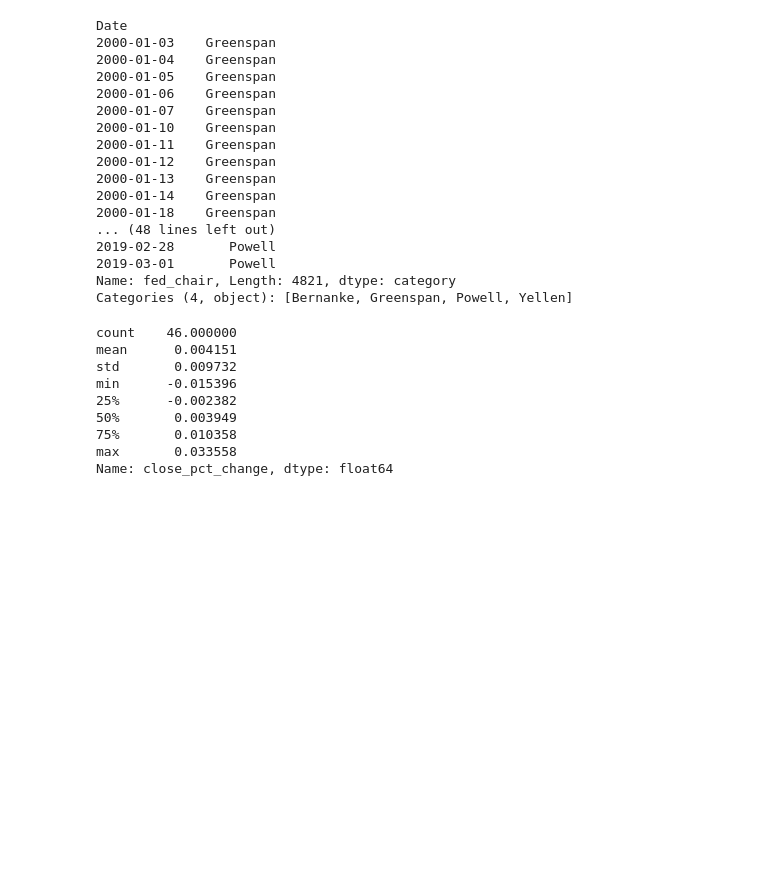
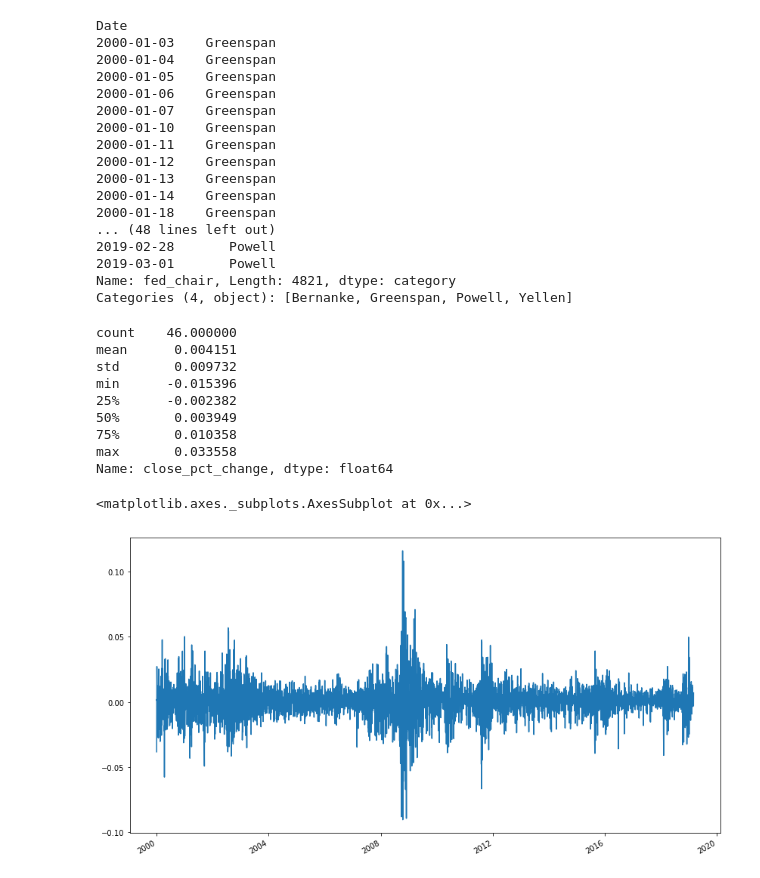
Before and after one commit to doublebigmak/econ_490, a Jupyter notebook: Final Project/Analysis.ipynb, the cells around one changed output. Cells and saved outputs as stored; diff of their text form; code cells hidden in the pictures; blank space fills up the shorter version.

```diff
--- a/Final Project/Analysis.ipynb
+++ b/Final Project/Analysis.ipynb
@@ -245,3 +237,8 @@ max       0.033558
 Name: close_pct_change, dtype: float64
 # %%
 from pandas.plotting import autocorrelation_plot
+# %%
+spx_statements['close_pct_change'].plot(figsize=(14,8))
+# %% [output]
+<matplotlib.axes._subplots.AxesSubplot at 0x...>
+[figure, added]
```
Also changed, not shown: parts of 25 cells of this notebook, 3 other files.
